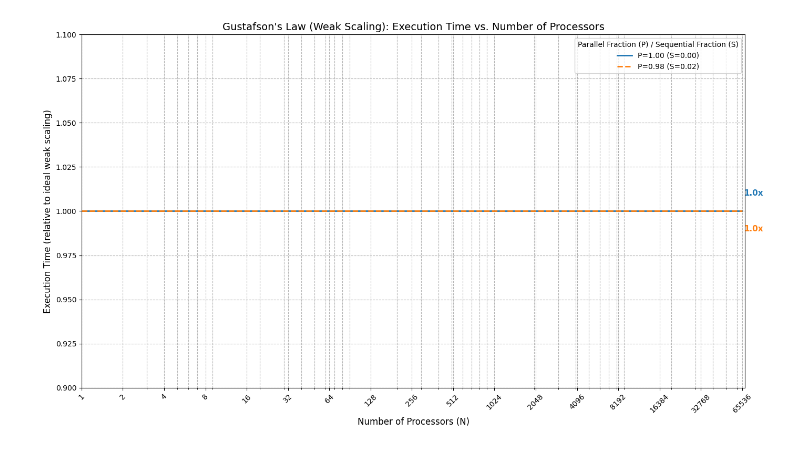
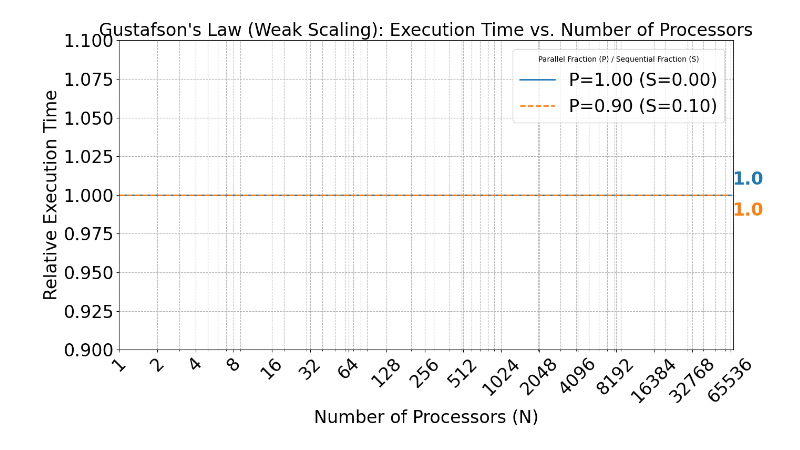
Before and after one commit to jappavoo/cudasudawuda, a Jupyter notebook: content/part1/lec1/plots.ipynb, the cells around one changed output. Saved outputs shown, nothing was run; the diff lists cells and outputs as text; code cells hidden in the pictures.

```diff
--- a/content/part1/lec1/plots.ipynb
+++ b/content/part1/lec1/plots.ipynb
@@ -118,13 +118,13 @@ max_N_for_plot = 128
 # Loop through each P value and plot the speedup curve
 for P in P_values:
     # Use the dense N_values for plotting the smooth curve
-    speedups_dense = amdahls_speedup(P, N_values_dense)
+    speedups_dense = amdahls_speedup(P, N_values_discrete)
 
     # Calculate the theoretical maximum speedup for this P (as N -> infinity)
     max_speedup_theoretical = 1 / (1 - P)
 
     # Plot the main function line
-    line, = plt.plot(N_values_dense, speedups_dense, label=f'P={P:.2f}') # Removed max speedup from legend
+    line, = plt.plot(N_values_discrete, speedups_dense, label=f'P={P:.2f}') # Removed max speedup from legend
 
     # Plot the horizontal asymptote (max theoretical speedup)
     plt.axhline(y=max_speedup_theoretical,
@@ -232,7 +180,7 @@ from IPython.display import display, HTML # For displaying styled DataFrame in e
 T_original_hours = 24
 
 # Define the P values (rows)
-P_values = [0.5, 0.75, 0.90, 0.95, 0.99]
+P_values = [0.5, 0.75, 0.90, 0.95, 0.99, 1.0]
 
 # Define the N values (columns)
 N_values = [1, 2, 8, 128, 512, 16384]
@@ -359,7 +308,7 @@ T_original_ms = Time_anchor_ms * speedup_at_anchor
 print(f"Calculated Original Time (T1) on 1 processor: {T_original_ms:.2f} ms (~{T_original_ms/1000:.2f} seconds)\n")
 
 # Define the P values (rows)
-P_values = [0.5, 0.75, 0.90, 0.95, 0.99]
+P_values = [0.5, 0.75, 0.90, 0.95, 0.99, 1.0]
 
 # Define the N values (columns)
 N_values = [1, 2, 8, 128, 512, 16384]
@@ -514,7 +464,7 @@ def amdahls_speedup(P, N):
     return 1 / ((1 - P) + (P / N))
 
 # Define the P values (rows)
-P_values = [0.5, 0.75, 0.90, 0.95, 0.99]
+P_values = [0.5, 0.75, 0.90, 0.95, 0.99, 1.0]
 
 # Define the N values (columns)
 N_values = [1, 2, 8, 128, 512, 16384]
@@ -725,7 +762,7 @@ power_of_two_exponents = np.arange(0, 17) # 0 to 16, as 2^16 = 65536
 N_values_discrete = 2**power_of_two_exponents
 
 # 4. Define the P values (from Amdahl's context), which translate to S for Gustafson
-P_values_amdahl = [1.0, 0.98]
+P_values_amdahl = [1.0, 0.90]
 # Corresponding S (sequential fraction of runtime on parallel system) for Gustafson's Law
 # (If P is Amdahl's parallel fraction, then S_gustafson = 1 - P)
 S_values_gustafson = [1 - p for p in P_values_amdahl] # [0.0, 0.02]
@@ -740,44 +777,45 @@ x_label_pos = max_N_for_plot * 1.03
 # Loop through each S value and plot the execution time curve
 for i, S_val in enumerate(S_values_gustafson):
     # For ideal Gustafson's Law (weak scaling), execution time is constant (T_ref = 1.0)
-    times = execution_time_gustafson(S_val, N_values_dense, T_ref=1.0)
+    times = execution_time_gustafson(S_val, N_values_discrete, T_ref=1.0)
 
     # Label refers to the Amdahl's P value for consistency with user's input
     label_text = f'P={P_values_amdahl[i]:.2f} (S={S_val:.2f})'
 
     # Plot the function line - it will be a flat line
-    line, = plt.plot(N_values_dense, times, label=label_text,
+    line, = plt.plot(N_values_discrete, times, label=label_text,
                      linestyle='-' if S_val == 0.0 else '--', # Use different line styles
                      linewidth=2)
 
     # Add a text label for the execution time (which is 1.0 for all)
     # We place labels slightly offset vertically to distinguish them, even if values are identical
     vertical_offset = 0.01 if S_val == 0.0 else -0.01 # Small offset for clarity
 
     plt.text(x_label_pos, times[-1] + vertical_offset,
-             f'{times[-1]:.1f}x', # Format as relative time
+             f'{times[-1]:.1f}', # Format as relative time
              color=line.get_color(),
              ha='left', va='center',
-             fontsize=11,
+             fontsize=24,
              fontweight='bold')
 
 # 6. Customize the plot
 plt.xscale('log')
 
 # Set custom x-axis ticks and labels
-plt.xticks(N_values_discrete, [str(n) for n in N_values_discrete])
+plt.xticks(N_values_discrete, [str(n) for n in N_values_discrete], fontsize=24)
 plt.tick_params(axis='x', rotation=45)
+plt.yticks(fontsize=24)
 
-plt.xlabel('Number of Processors (N)', fontsize=12)
-plt.ylabel('Execution Time (relative to ideal weak scaling)', fontsize=12)
-plt.title("Gustafson's Law (Weak Scaling): Execution Time vs. Number of Processors", fontsize=14)
+plt.xlabel('Number of Processors (N)', fontsize=24)
+plt.ylabel('Relative Execution Time', fontsize=24)
+plt.title("Gustafson's Law (Weak Scaling): Execution Time vs. Number of Processors", fontsize=24)
 plt.grid(True, which="both", ls="--", c='0.7')
-plt.legend(title='Parallel Fraction (P) / Sequential Fraction (S)', loc='upper right', fontsize=10)
+plt.legend(title='Parallel Fraction (P) / Sequential Fraction (S)', loc='upper right', fontsize=24)
 
 plt.ylim(0.9, 1.1) # Set y-axis limits to clearly show the flat lines around 1.0
 plt.xlim(1, max_N_for_plot * 1.05) # Extend x-axis limit for labels
 
 plt.tight_layout()
 plt.show()
 # %% [output]
-[figure, old version]
+[figure, new version]
```
Also changed, not shown: parts of 12 cells of this notebook, 2 other files.
